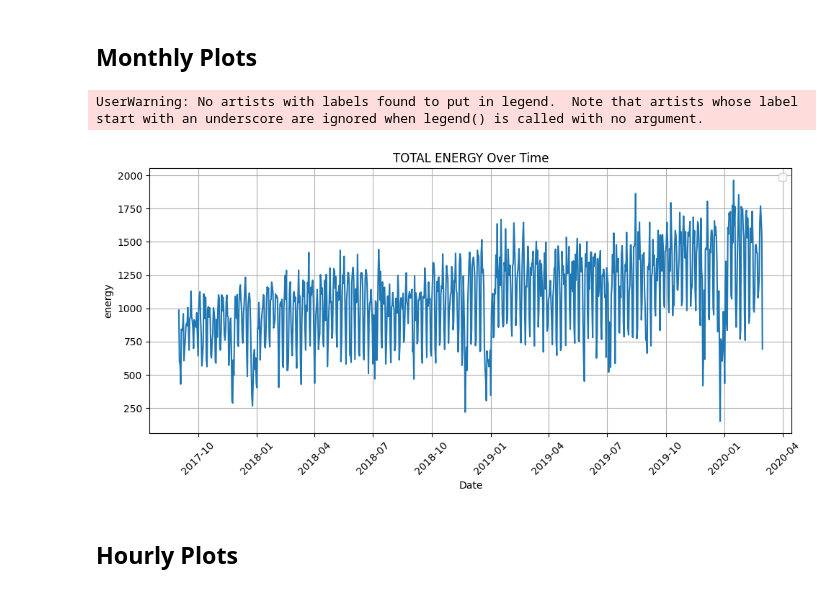
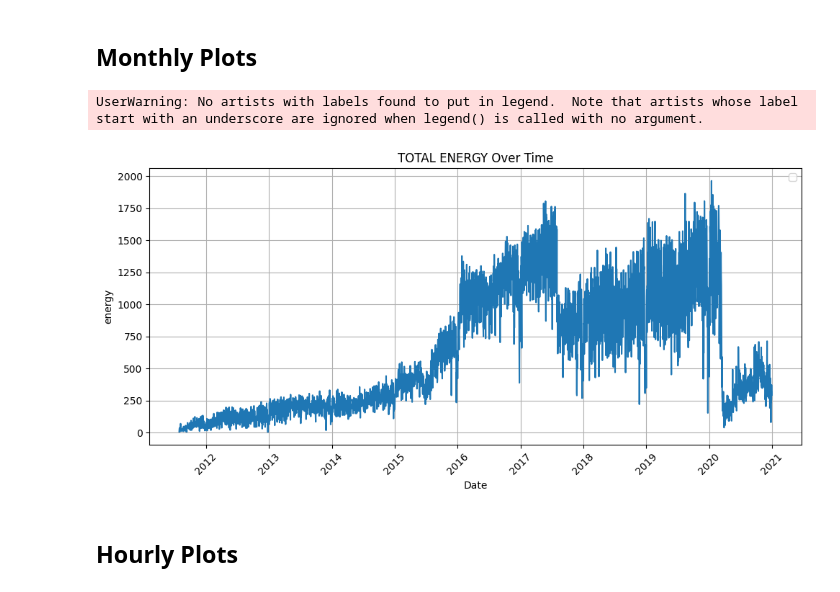
Before and after one commit to CammN/ev_load_fc, a Jupyter notebook: notebooks/01_EV_EDA.ipynb, the cells around one changed output. Saved outputs shown, nothing was run; the diff lists cells and outputs as text; code cells hidden in the pictures.

```diff
--- a/notebooks/01_EV_EDA.ipynb
+++ b/notebooks/01_EV_EDA.ipynb
@@ -345,15 +345,15 @@ ev_data['weekday'] = ev_data['start_date'].dt.dayofweek
 # %%
 
 # Plot time series of ev charging event load per month (kWH)
 plot_time_series(
-    df=ev_data.loc[(ev_data['hourly_datetime']>=pd.Timestamp(year=2017,month=9,day=1)) & (ev_data['hourly_datetime']<pd.Timestamp(year=2020,month=3,day=1))],
+    df=ev_data.loc[(ev_data['hourly_datetime']>=pd.Timestamp(year=2010,month=9,day=1)) & (ev_data['hourly_datetime']<pd.Timestamp(year=2029,month=3,day=1))],
     period_col='date',
     agg_col='energy',
     weekday_split=False
 )
 # %% [output]
 UserWarning: No artists with labels found to put in legend.  Note that artists whose label start with an underscore are ignored when legend() is called with no argument.
-[figure, old version]
+[figure, new version]
 # %% [markdown]
 ## Hourly Plots
 # %%
```
Also changed, not shown: 4 other files.
